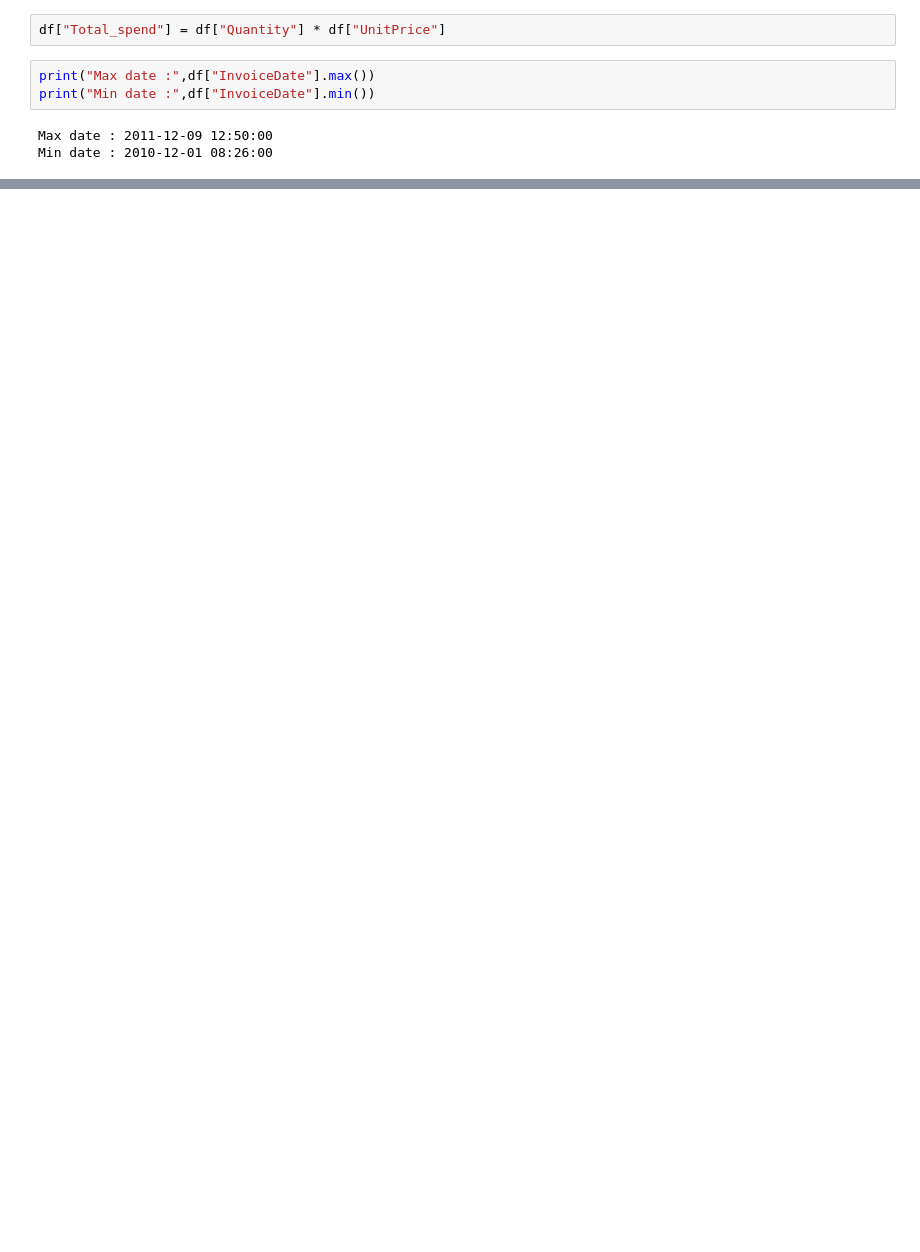
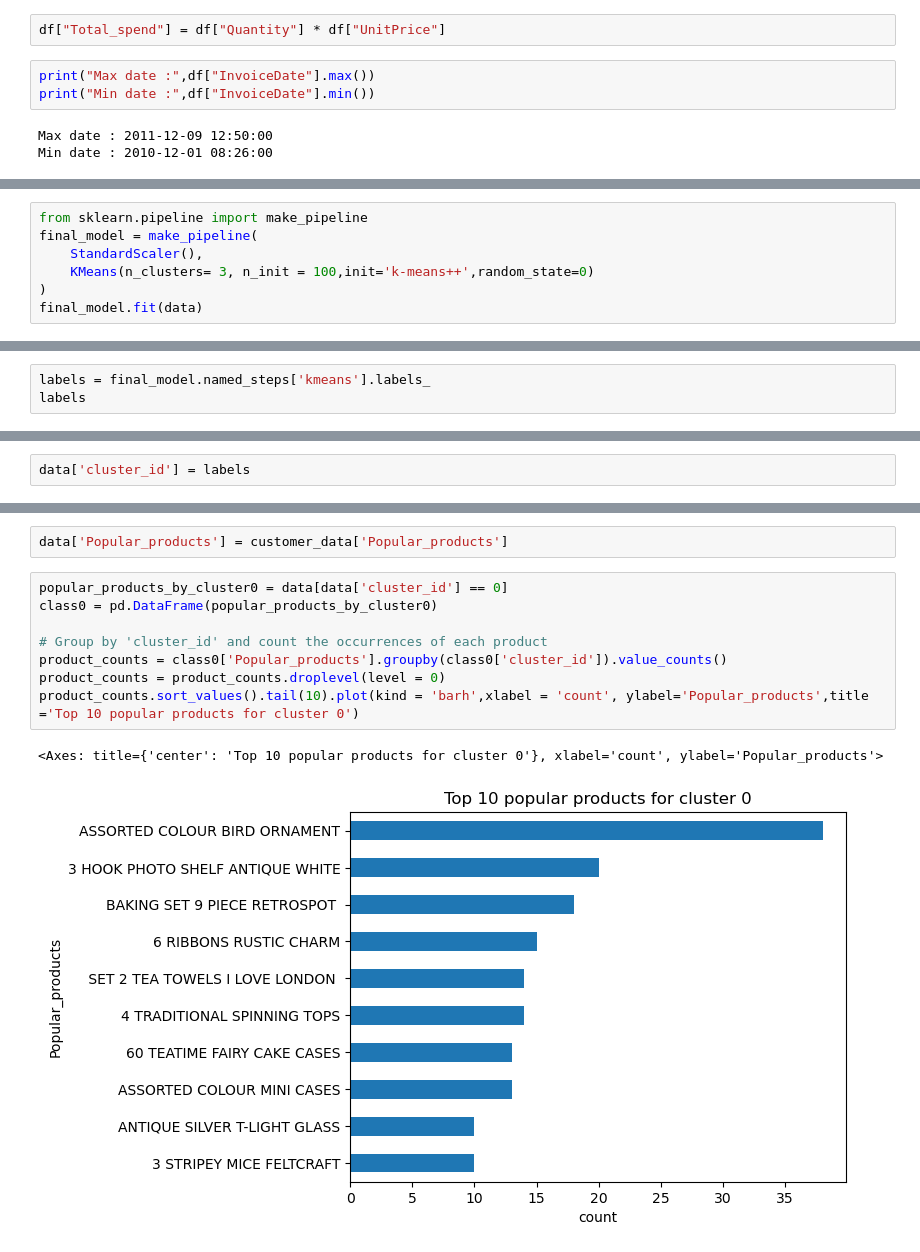
Before and after one commit to abdelrhman-mahmoud/Electropi, a Jupyter notebook: Customer_segmentation/customer_segmentation.ipynb, the cells around one changed output, grey strips where cells are left out. Drawn from its saved outputs; the diff is of its cells as text; blank space fills up the shorter version.

```diff
--- a/Customer_segmentation/customer_segmentation.ipynb
+++ b/Customer_segmentation/customer_segmentation.ipynb
@@ -179,0 +312,7 @@ RFM.head()
+# %%
+from sklearn.pipeline import make_pipeline
+final_model = make_pipeline(
+    StandardScaler(),
+    KMeans(n_clusters= 3, n_init = 100,init='k-means++',random_state=0)
+)
+final_model.fit(data)
@@ -179,0 +322,3 @@ RFM.head()
+# %%
+labels = final_model.named_steps['kmeans'].labels_
+labels
@@ -179,0 +334,2 @@ RFM.head()
+# %%
+data['cluster_id'] = labels
@@ -179,0 +370,13 @@ RFM.head()
+# %%
+data['Popular_products'] = customer_data['Popular_products']
+# %%
+popular_products_by_cluster0 = data[data['cluster_id'] == 0]
+class0 = pd.DataFrame(popular_products_by_cluster0)
+
+# Group by 'cluster_id' and count the occurrences of each product
+product_counts = class0['Popular_products'].groupby(class0['cluster_id']).value_counts()
+product_counts = product_counts.droplevel(level = 0)
+product_counts.sort_values().tail(10).plot(kind = 'barh',xlabel = 'count', ylabel='Popular_products',title ='Top 10 popular products for cluster 0')
+# %% [output]
+<Axes: title={'center': 'Top 10 popular products for cluster 0'}, xlabel='count', ylabel='Popular_products'>
+[figure, added]
```
Also changed, not shown: parts of 37 cells of this notebook.
